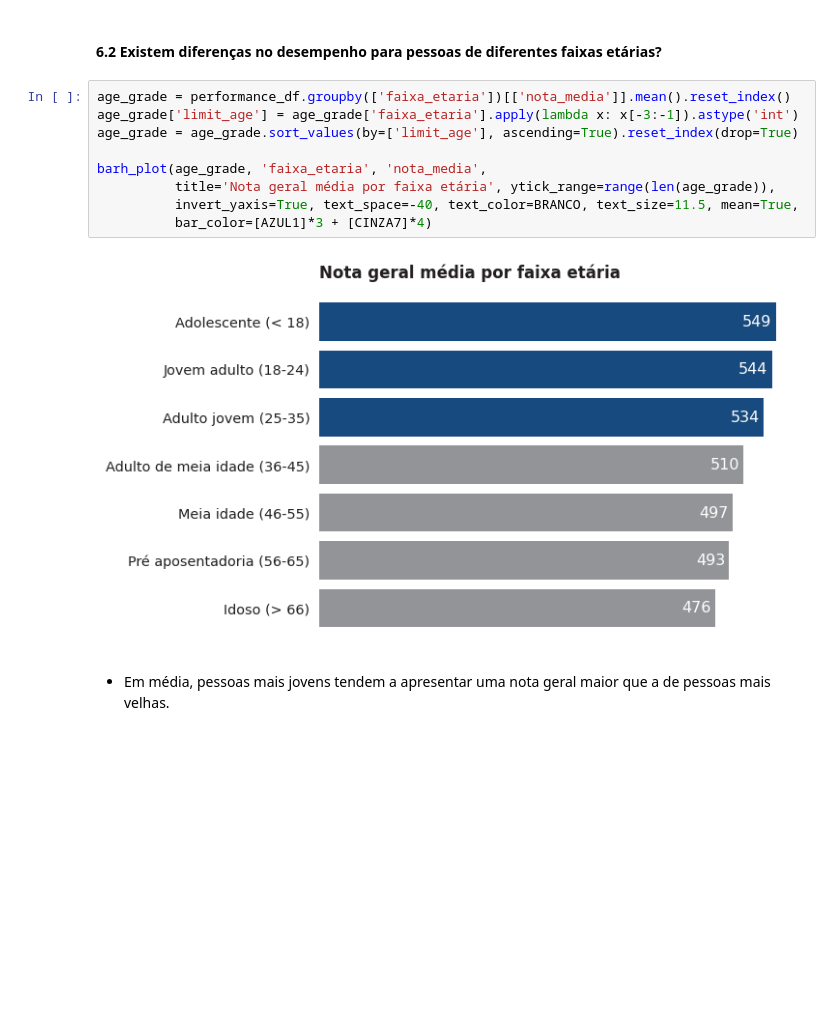
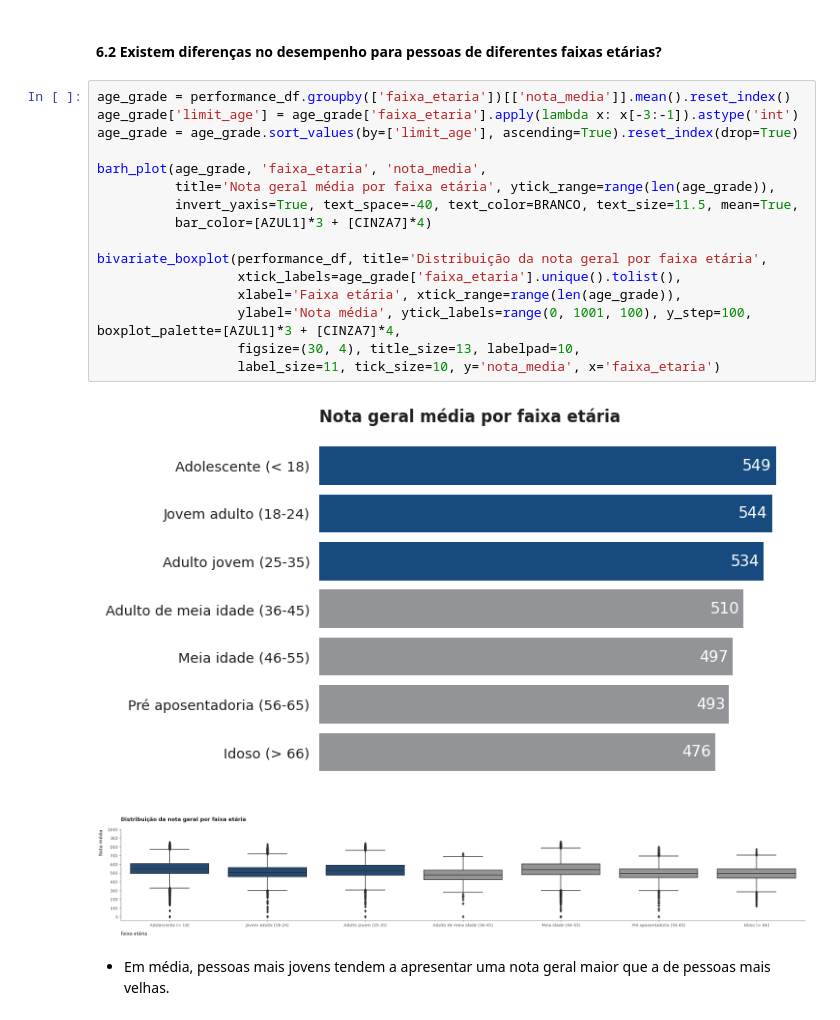
Before and after one commit to allmeidaapedro/Enem-Analysis, a Jupyter notebook: notebooks/2_eda.ipynb, the cells around one changed output. Drawn from its saved outputs; the diff is of its cells as text; blank space fills up the shorter version.

```diff
--- a/notebooks/2_eda.ipynb
+++ b/notebooks/2_eda.ipynb
@@ -473,14 +475,22 @@ bivariate_boxplot(performance_df, title='Distribuição das notas por sexo',
 # %%
 age_grade = performance_df.groupby(['faixa_etaria'])[['nota_media']].mean().reset_index()
 age_grade['limit_age'] = age_grade['faixa_etaria'].apply(lambda x: x[-3:-1]).astype('int')
 age_grade = age_grade.sort_values(by=['limit_age'], ascending=True).reset_index(drop=True)
 
 barh_plot(age_grade, 'faixa_etaria', 'nota_media',
           title='Nota geral média por faixa etária', ytick_range=range(len(age_grade)),
           invert_yaxis=True, text_space=-40, text_color=BRANCO, text_size=11.5, mean=True,
           bar_color=[AZUL1]*3 + [CINZA7]*4)
+
+bivariate_boxplot(performance_df, title='Distribuição da nota geral por faixa etária',
+                  xtick_labels=age_grade['faixa_etaria'].unique().tolist(),
+                  xlabel='Faixa etária', xtick_range=range(len(age_grade)),
+                  ylabel='Nota média', ytick_labels=range(0, 1001, 100), y_step=100, boxplot_palette=[AZUL1]*3 + [CINZA7]*4,
+                  figsize=(30, 4), title_size=13, labelpad=10,
+                  label_size=11, tick_size=10, y='nota_media', x='faixa_etaria')
 # %% [output]
 [figure]
+[figure, added]
 # %% [markdown]
 - Em média, pessoas mais jovens tendem a apresentar uma nota geral maior que a de pessoas mais velhas.
 # %% [markdown]
```
Also changed, not shown: parts of 17 cells of this notebook, 10 other files.
